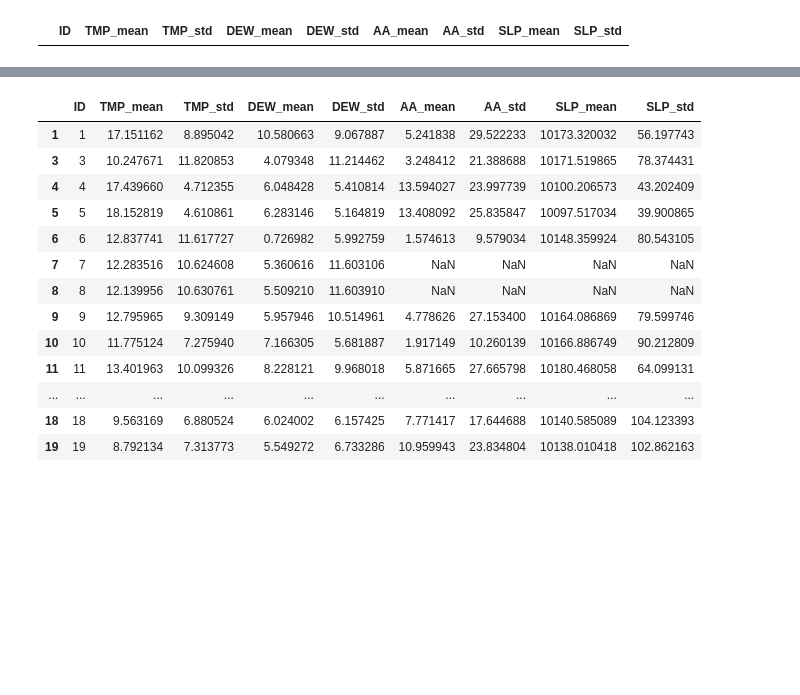
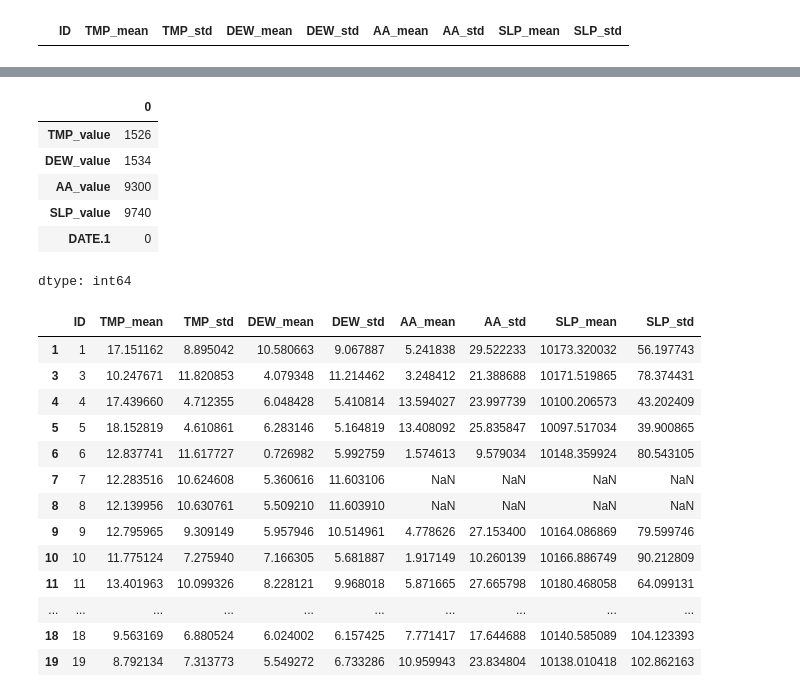
Before and after one commit to thomaslu678/Praxis-Lab-25-26, a Jupyter notebook: met/fetch_met_metadata.ipynb, the cells around one changed output, grey strips where cells are left out. Drawn from its saved outputs; the diff is of its cells as text; code cells hidden in the pictures; blank space fills up the shorter version.

```diff
--- a/met/fetch_met_metadata.ipynb
+++ b/met/fetch_met_metadata.ipynb
@@ -467,3 +484,13 @@ Rows: 52334
+# %%
+get_raw_df(manual_df).isna().sum() # keep going up/down until there is a non-Nan value? any value si better than nonne
+# %% [output]
+|  | 0 |
+| TMP_value | 1526 |
+| DEW_value | 1534 |
+| AA_value | 9300 |
+| SLP_value | 9740 |
+| DATE.1 | 0 |
+dtype: int64
 # %%
 similarity_results_df
 # %% [output]
```
Also changed, not shown: parts of 5 cells of this notebook.
